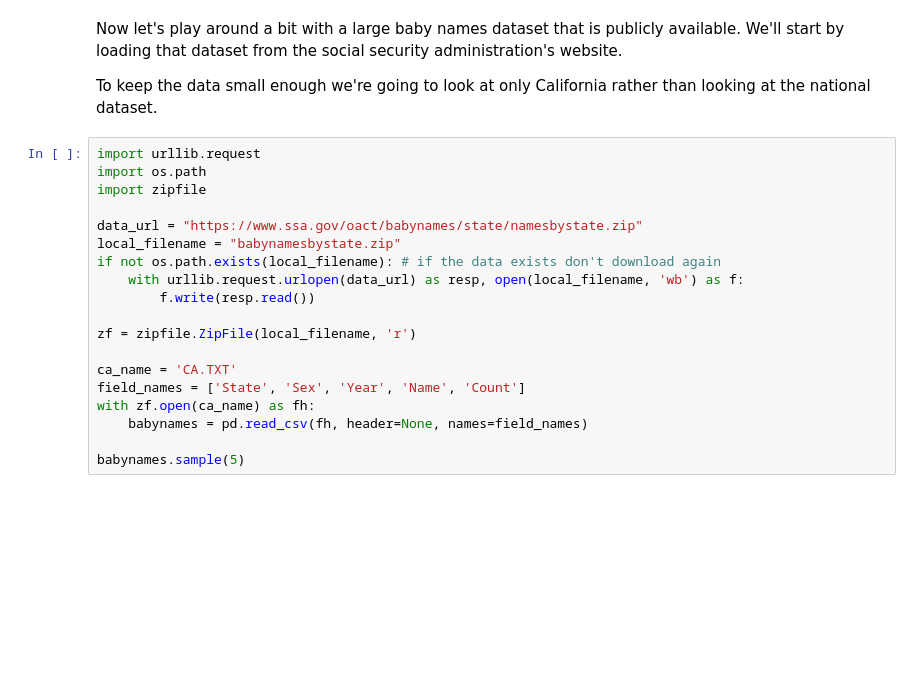
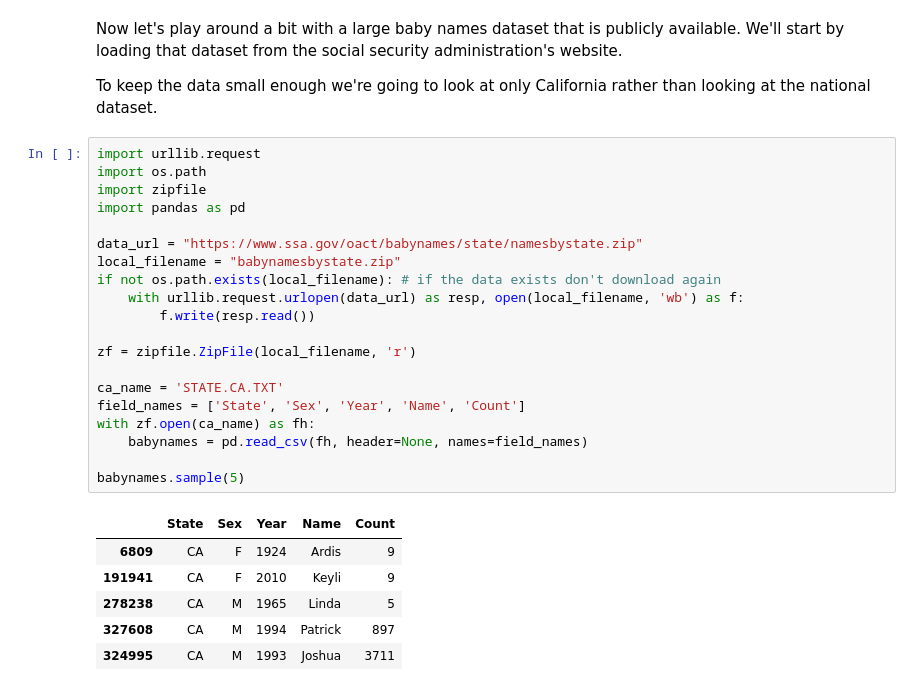
Before and after one commit to aleslab/PS4106_2023_24, a Jupyter notebook: week_3/Pandas-1.ipynb, the cells around one changed output. Drawn from its saved outputs; the diff is of its cells as text; blank space fills up the shorter version.

```diff
--- a/week_3/Pandas-1.ipynb
+++ b/week_3/Pandas-1.ipynb
@@ -379,22 +379,30 @@ To keep the data small enough we're going to look at only California rather than
 # %%
 import urllib.request
 import os.path
 import zipfile
+import pandas as pd
 
 data_url = "https://www.ssa.gov/oact/babynames/state/namesbystate.zip"
 local_filename = "babynamesbystate.zip"
 if not os.path.exists(local_filename): # if the data exists don't download again
     with urllib.request.urlopen(data_url) as resp, open(local_filename, 'wb') as f:
         f.write(resp.read())
 
 zf = zipfile.ZipFile(local_filename, 'r')
 
-ca_name = 'CA.TXT'
+ca_name = 'STATE.CA.TXT'
 field_names = ['State', 'Sex', 'Year', 'Name', 'Count']
 with zf.open(ca_name) as fh:
     babynames = pd.read_csv(fh, header=None, names=field_names)
 
 babynames.sample(5)
+# %% [output]
+|  | State | Sex | Year | Name | Count |
+| 6809 | CA | F | 1924 | Ardis | 9 |
+| 191941 | CA | F | 2010 | Keyli | 9 |
+| 278238 | CA | M | 1965 | Linda | 5 |
+| 327608 | CA | M | 1994 | Patrick | 897 |
+| 324995 | CA | M | 1993 | Joshua | 3711 |
 # %%
 #Note that the babynames dataset includes both numeric and non-numeric information.  describe() defaults to just showing
 # numbers for mixed datasets, include='all' will show summaries for all columns.  But look at this.  Just because it can
```
Also changed, not shown: parts of 7 cells of this notebook.
